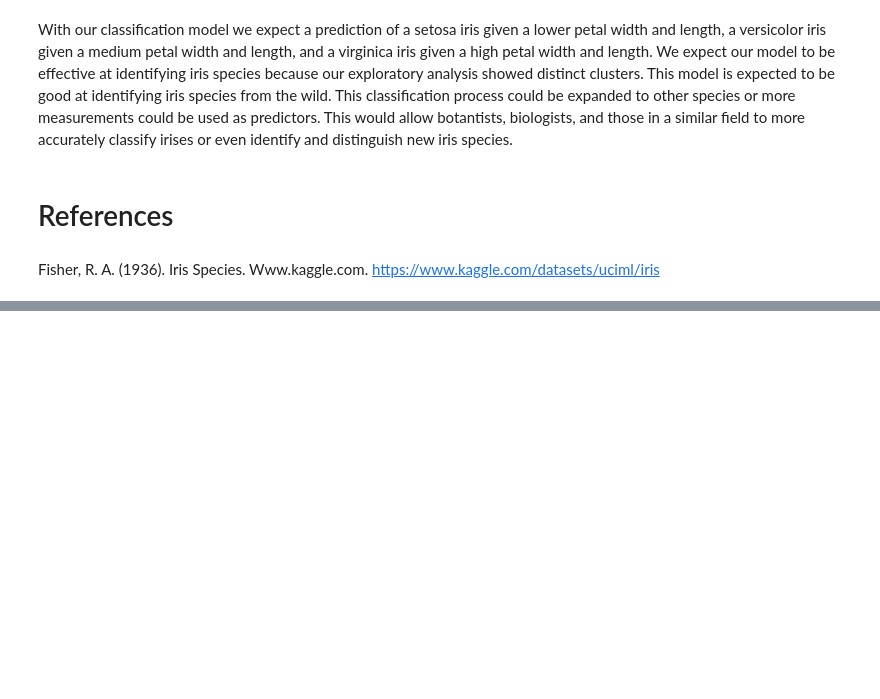
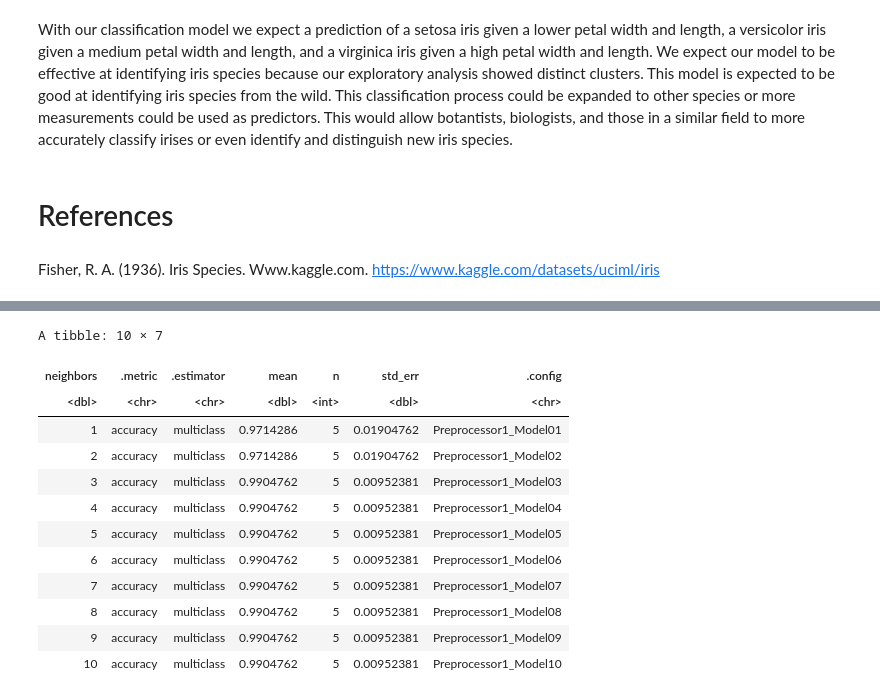
Before and after one commit to lucaschan117/dsci-100-002-group36, a Jupyter notebook: Iris_Project.ipynb, the cells around one changed output, grey strips where cells are left out. Drawn from its saved outputs; the diff is of its cells as text; code cells hidden in the pictures; blank space fills up the shorter version.

Commit message:
predict k

```diff
--- a/Iris_Project.ipynb
+++ b/Iris_Project.ipynb
@@ -85,3 +85,6 @@ With our classification model we expect a prediction of a setosa iris given a lo
 # References
 # %% [markdown]
 Fisher, R. A. (1936). Iris Species. Www.kaggle.com. https://www.kaggle.com/datasets/uciml/iris
+# %%
+iris_vfold <- vfold_cv(iris_train, v = 5, strata = Species)
+slice(iris_vfold, 1)
@@ -87,0 +96,35 @@ Fisher, R. A. (1936). Iris Species. Www.kaggle.com. https://www.kaggle.com/datas
+# %%
+iris_recipe <- recipe(Species ~. , data = iris_train) |>
+          step_scale(all_predictors()) |>
+          step_center(all_predictors())
+
+iris_spec <- nearest_neighbor(weight_func = "rectangular", neighbors = tune()) |>
+  set_engine("kknn") |>
+  set_mode("classification")
+
+k_vals <- tibble(neighbors = seq(from = 1, to = 10, by = 1))
+
+iris_results <- workflow() |>
+  add_recipe(iris_recipe) |>
+  add_model(iris_spec) |>
+  tune_grid(resamples = iris_vfold, grid = k_vals) |>
+  collect_metrics()
+
+accuracies <- iris_results |>
+  filter(.metric == "accuracy")
+
+accuracies
+# %% [output]
+A tibble: 10 × 7
+| neighbors | .metric | .estimator | mean | n | std_err | .config |
+| <dbl> | <chr> | <chr> | <dbl> | <int> | <dbl> | <chr> |
+| 1 | accuracy | multiclass | 0.9714286 | 5 | 0.01904762 | Preprocessor1_Model01 |
+| 2 | accuracy | multiclass | 0.9714286 | 5 | 0.01904762 | Preprocessor1_Model02 |
+| 3 | accuracy | multiclass | 0.9904762 | 5 | 0.00952381 | Preprocessor1_Model03 |
+| 4 | accuracy | multiclass | 0.9904762 | 5 | 0.00952381 | Preprocessor1_Model04 |
+| 5 | accuracy | multiclass | 0.9904762 | 5 | 0.00952381 | Preprocessor1_Model05 |
+| 6 | accuracy | multiclass | 0.9904762 | 5 | 0.00952381 | Preprocessor1_Model06 |
+| 7 | accuracy | multiclass | 0.9904762 | 5 | 0.00952381 | Preprocessor1_Model07 |
+| 8 | accuracy | multiclass | 0.9904762 | 5 | 0.00952381 | Preprocessor1_Model08 |
+| 9 | accuracy | multiclass | 0.9904762 | 5 | 0.00952381 | Preprocessor1_Model09 |
+| 10 | accuracy | multiclass | 0.9904762 | 5 | 0.00952381 | Preprocessor1_Model10 |
```
Also changed, not shown: parts of 2 cells of this notebook.
